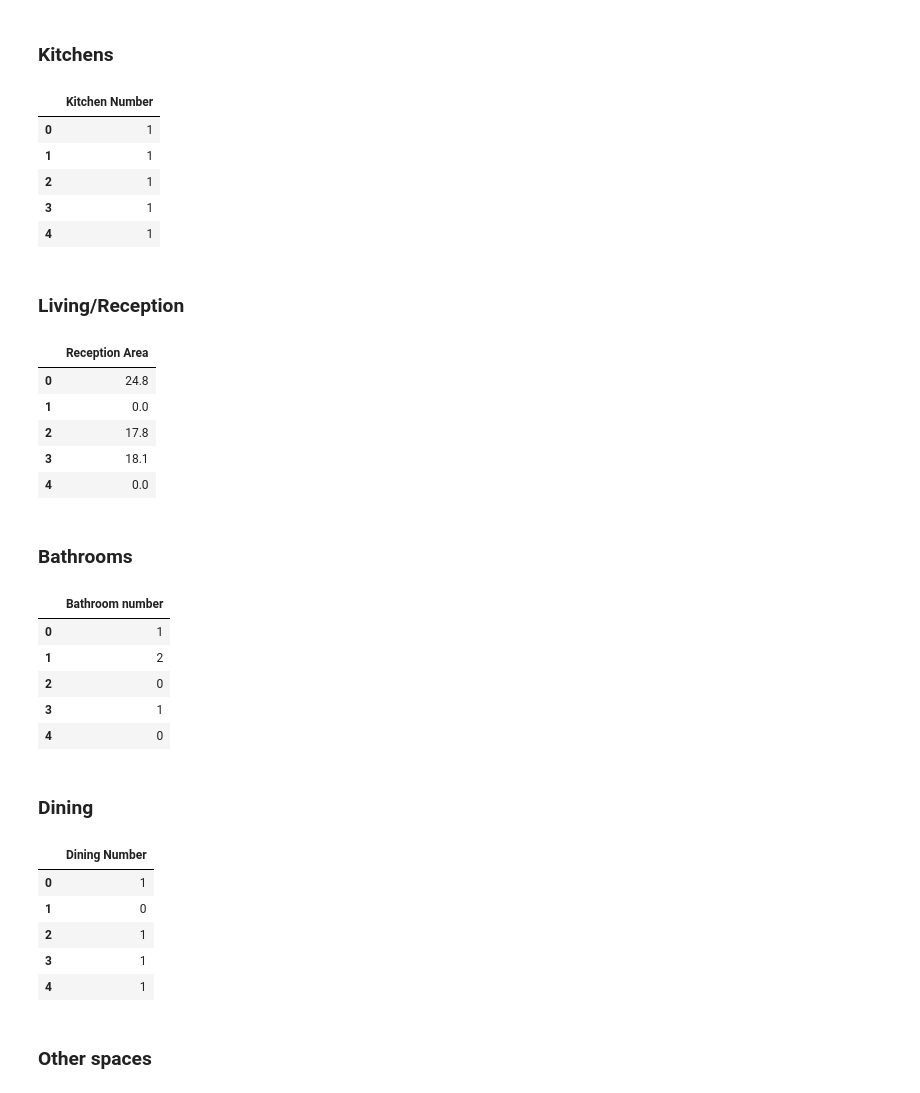
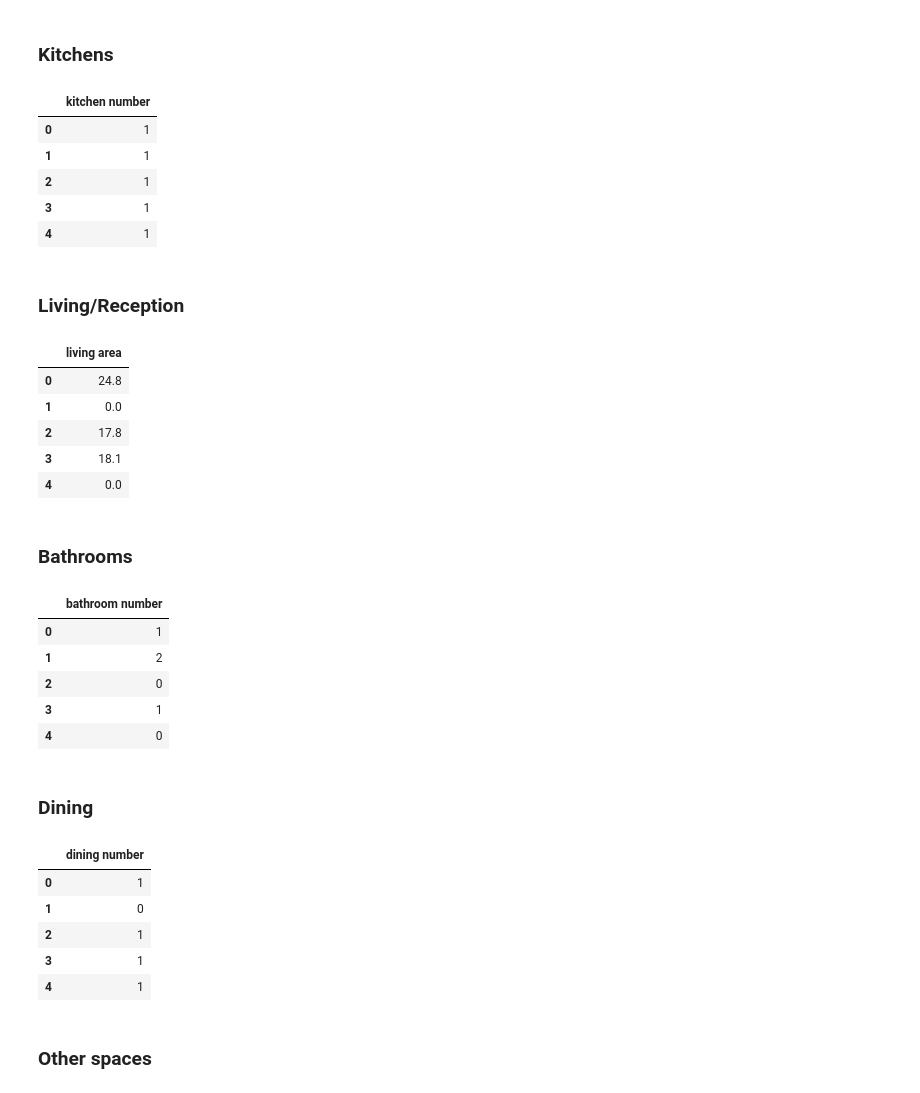
Before and after one commit to luowx0905/Individual-Project, a Jupyter notebook: sell property/read_dataset/create_input_data.ipynb, the cells around one changed output. Drawn from its saved outputs; the diff is of its cells as text; code cells hidden in the pictures.

```diff
--- a/sell property/read_dataset/create_input_data.ipynb
+++ b/sell property/read_dataset/create_input_data.ipynb
@@ -132,10 +132,10 @@ bedrooms.head()
 kitchens = extract_room.get_rooms("kitchen", operation="number")
 # %%
 kitchens = pd.DataFrame(kitchens)
-kitchens = kitchens.rename(columns={0: "Kitchen Number"})
+kitchens = kitchens.rename(columns={0: "kitchen number"})
 kitchens.head()
 # %% [output]
-|  | Kitchen Number |
+|  | kitchen number |
 | 0 | 1 |
 | 1 | 1 |
 | 2 | 1 |
@@ -147,10 +147,10 @@ kitchens.head()
 receptions = extract_room.get_rooms("living", "reception", operation="sum")
 # %%
 receptions = pd.DataFrame(receptions)
-receptions = receptions.rename(columns={0: "Reception Area"})
+receptions = receptions.rename(columns={0: "living area"})
 receptions.head()
 # %% [output]
-|  | Reception Area |
+|  | living area |
 | 0 | 24.8 |
 | 1 | 0.0 |
 | 2 | 17.8 |
@@ -162,10 +162,10 @@ receptions.head()
 bathrooms = extract_room.get_rooms("bathroom", "wc", "washroom", operation="number")
 # %%
 bathrooms = pd.DataFrame(bathrooms)
-bathrooms = bathrooms.rename(columns={0: "Bathroom number"})
+bathrooms = bathrooms.rename(columns={0: "bathroom number"})
 bathrooms.head()
 # %% [output]
-|  | Bathroom number |
+|  | bathroom number |
 | 0 | 1 |
 | 1 | 2 |
 | 2 | 0 |
@@ -177,10 +177,10 @@ bathrooms.head()
 dining_rooms = extract_room.get_rooms("dining", operation="number")
 # %%
 dining_rooms = pd.DataFrame(dining_rooms)
-dining_rooms = dining_rooms.rename(columns={0: "Dining Number"})
+dining_rooms = dining_rooms.rename(columns={0: "dining number"})
 dining_rooms.head()
 # %% [output]
-|  | Dining Number |
+|  | dining number |
 | 0 | 1 |
 | 1 | 0 |
 | 2 | 1 |
```
Also changed, not shown: parts of 2 cells of this notebook, 8 other files.
